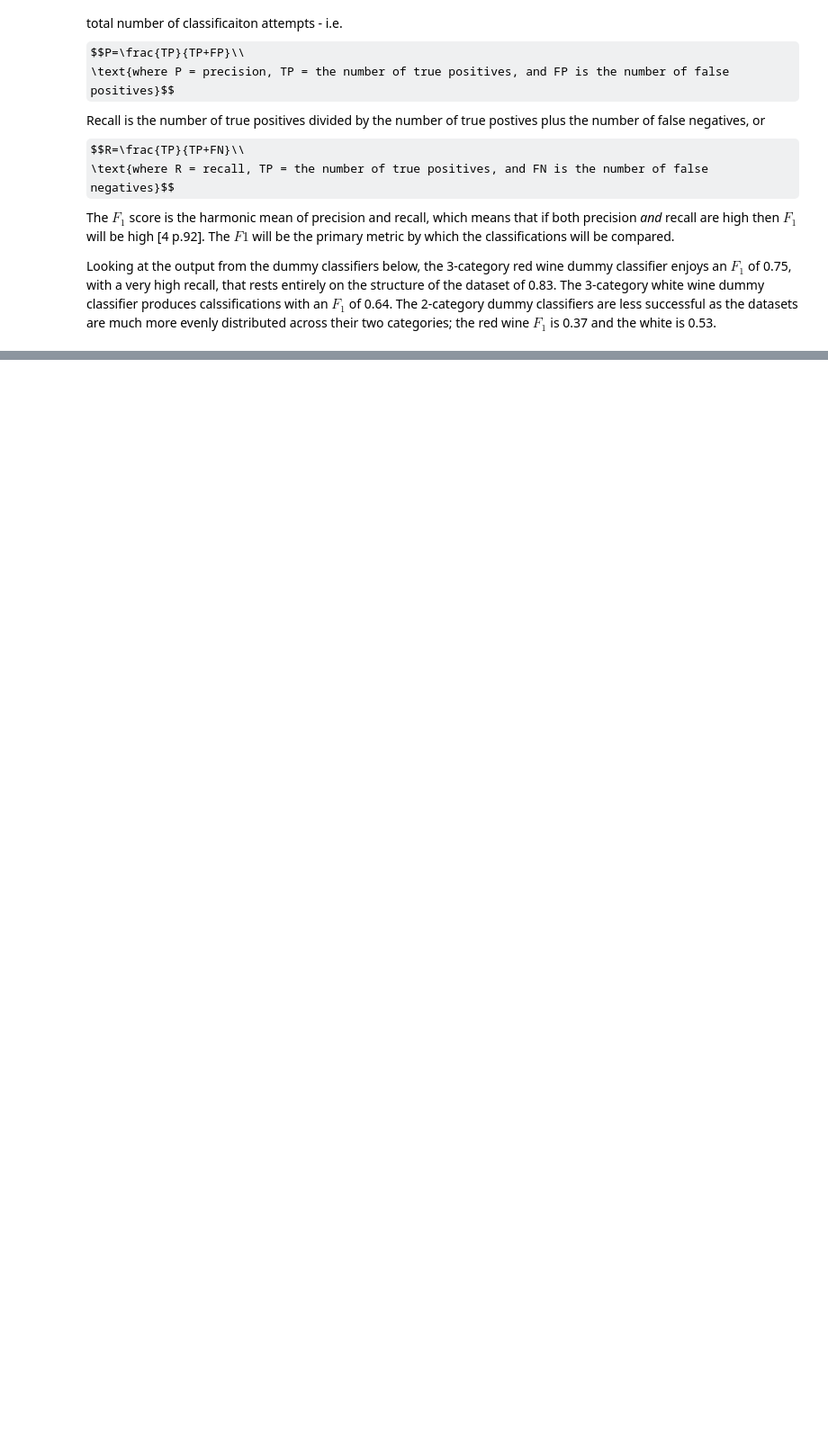
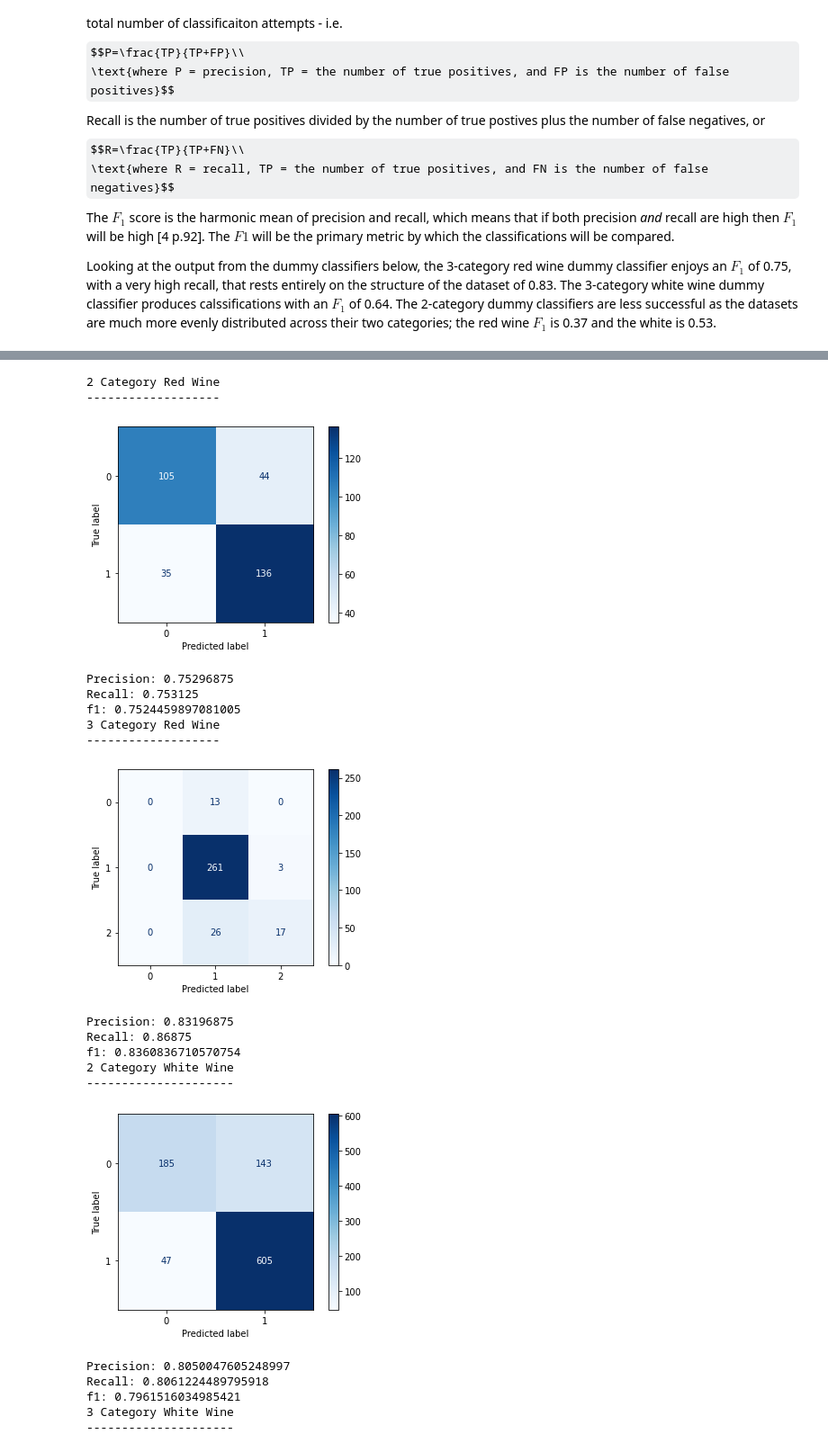
Before and after one commit to fod/machine-learning-statistics, a Jupyter notebook: scikit-learn.ipynb, the cells around one changed output, grey strips where cells are left out. Shown at 90% size. Drawn from its saved outputs; the diff is of its cells as text; code cells hidden in the pictures; some formulas as TeX source; blank space fills up the shorter version.

Commit message:
SVC classification assessment

```diff
--- a/scikit-learn.ipynb
+++ b/scikit-learn.ipynb
@@ -1178,0 +1082,47 @@ cm
+# %%
+# The pipeline for SVC classifications of the categorical wine data
+pipe = Pipeline([
+    ('std', StandardScaler()),
+    ('clf', SVC(kernel='rbf', gamma=1, C=1))
+])
+
+# 2 category red wine
+pipe.fit(X_train_rw, y_train_cat2_rw)
+pred = pipe.predict(X_test_rw)
+metrics(y_test_cat2_rw, pred, "2 Category Red Wine", confusion=True)
+
+# 3 category red wine
+pipe.fit(X_train_rw, y_train_cat3_rw)
+pred = pipe.predict(X_test_rw)
+metrics(y_test_cat3_rw, pred, "3 Category Red Wine", confusion=True)
+
+# 2 category white wine
+pipe.fit(X_train_ww, y_train_cat2_ww)
+pred = pipe.predict(X_test_ww)
+metrics(y_test_cat2_ww, pred, "2 Category White Wine", confusion=True)
+
+# 3 category white wine
+pipe.fit(X_train_ww, y_train_cat3_ww)
+pred = pipe.predict(X_test_ww)
+metrics(y_test_cat3_ww, pred, "3 Category White Wine", confusion=True)
+# %% [output]
+2 Category Red Wine
+-------------------
+[figure, added]
+Precision: 0.75296875
+Recall: 0.753125
+f1: 0.7524459897081005
+3 Category Red Wine
+-------------------
+[figure, added]
+Precision: 0.83196875
+Recall: 0.86875
+f1: 0.8360836710570754
+2 Category White Wine
+---------------------
+[figure, added]
+Precision: 0.8050047605248997
+Recall: 0.8061224489795918
+f1: 0.7961516034985421
+3 Category White Wine
+---------------------
```
Also changed, not shown: parts of 19 cells of this notebook.
